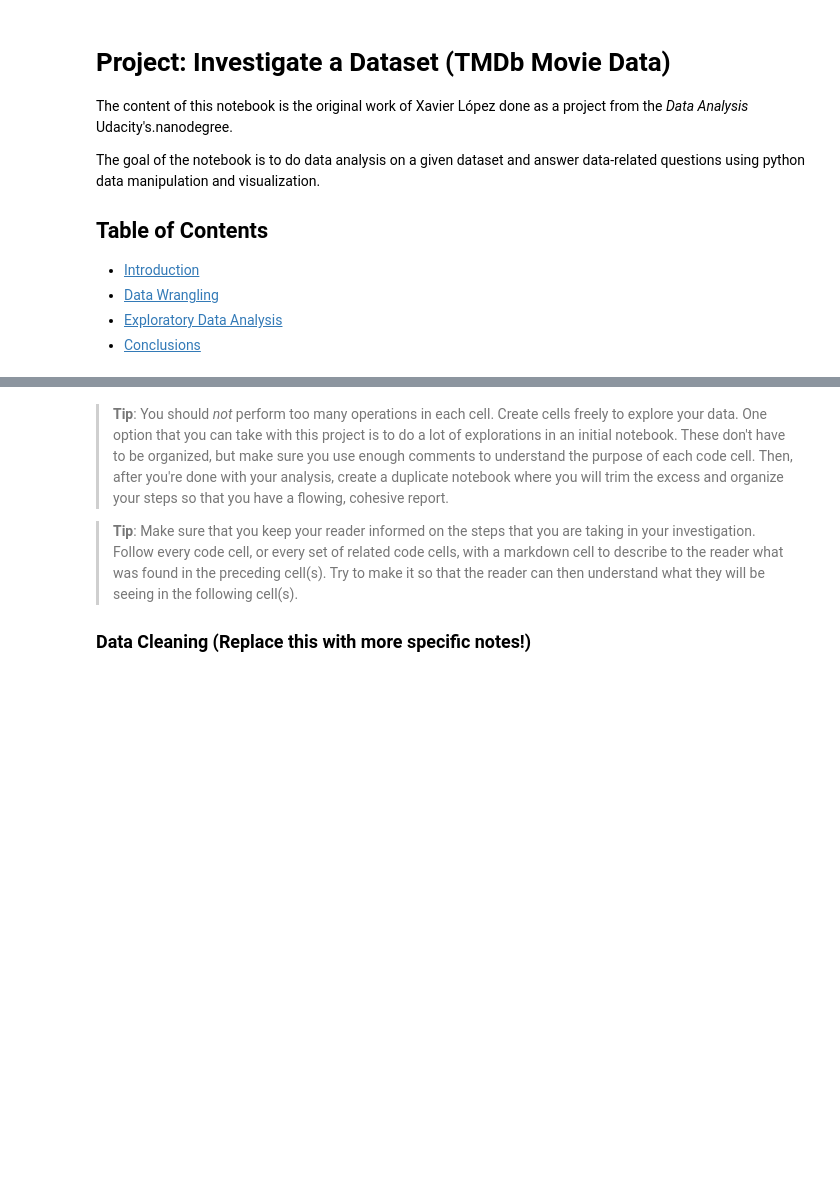
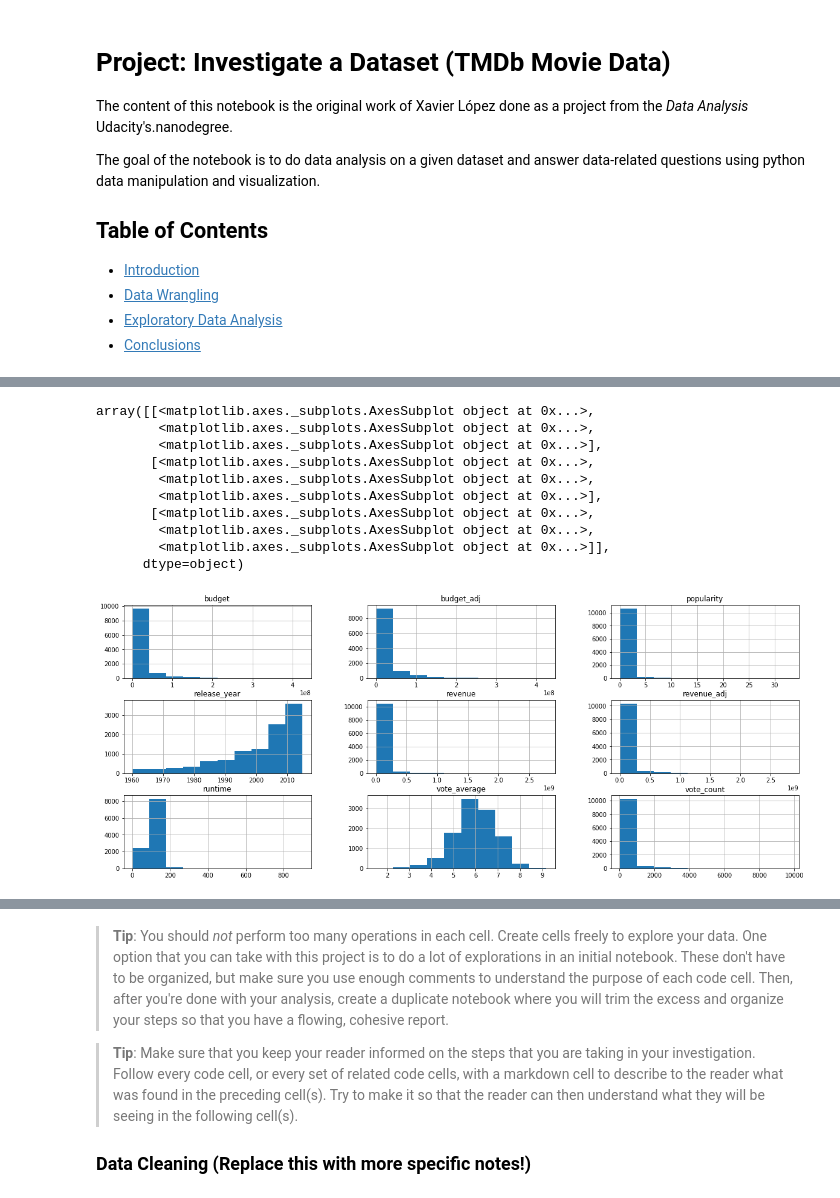
Before and after one commit to xavierlopeze/Investigate-a-Dataset-TMDb-movies-, a Jupyter notebook: report.ipynb, the cells around one changed output, grey strips where cells are left out. Saved outputs shown, nothing was run; the diff lists cells and outputs as text; code cells hidden in the pictures; blank space fills up the shorter version.

```diff
--- a/report.ipynb
+++ b/report.ipynb
@@ -51,0 +95,3 @@ import altair as alt
+# %%
+df.drop(['popularity','homepage','tagline','keywords','overview','runtime','vote_count','release_date'], axis = 1, inplace = True)
+df.columns
@@ -51,0 +160,2 @@ import altair as alt
+# %%
+df.dropna(subset=['imdb_id'], inplace=True)
@@ -51,0 +170,2 @@ import altair as alt
+# %%
+df.drop_duplicates(subset = "imdb_id", keep = "first", inplace = True)
@@ -65,0 +270,17 @@ import altair as alt
+# %%
+df.drop([columns list], axis = 1, inplace = True)
+#####
+# %%
+df.hist(figsize = (20,8))
+# %% [output]
+array([[<matplotlib.axes._subplots.AxesSubplot object at 0x...>,
+        <matplotlib.axes._subplots.AxesSubplot object at 0x...>,
+        <matplotlib.axes._subplots.AxesSubplot object at 0x...>],
+       [<matplotlib.axes._subplots.AxesSubplot object at 0x...>,
+        <matplotlib.axes._subplots.AxesSubplot object at 0x...>,
+        <matplotlib.axes._subplots.AxesSubplot object at 0x...>],
+       [<matplotlib.axes._subplots.AxesSubplot object at 0x...>,
+        <matplotlib.axes._subplots.AxesSubplot object at 0x...>,
+        <matplotlib.axes._subplots.AxesSubplot object at 0x...>]],
+      dtype=object)
+[figure, added]
```
Also changed, not shown: parts of 29 cells of this notebook.
